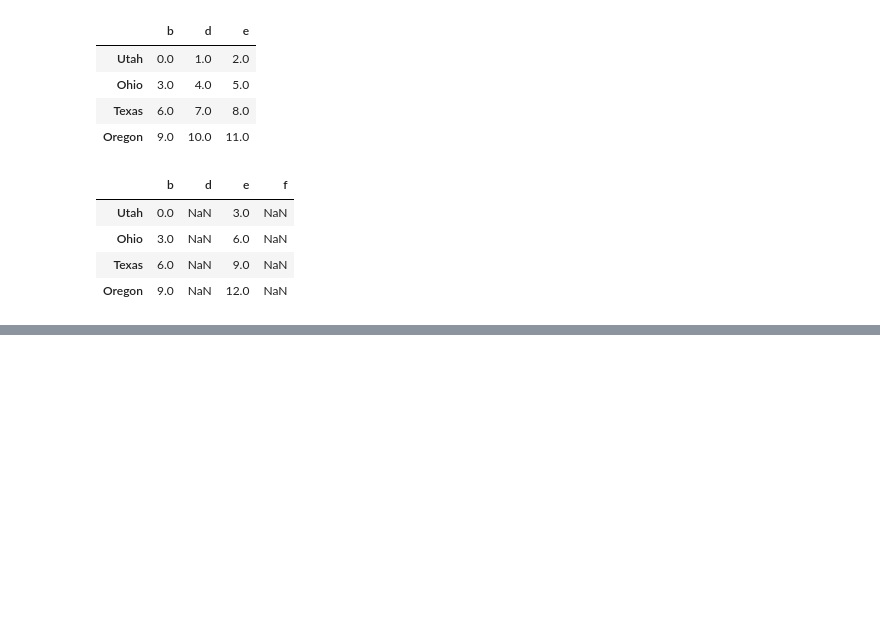
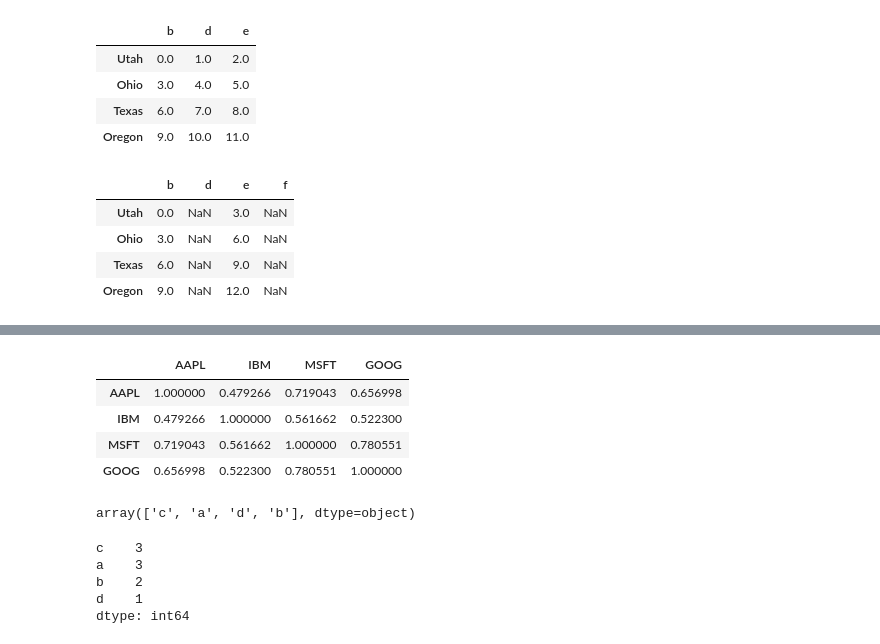
Before and after one commit to BruceBerk/Intro_to_Data_Science_Coursera, a Jupyter notebook: Course_1/Ch_05_pandas.ipynb, the cells around one changed output, grey strips where cells are left out. Cells and saved outputs as stored; diff of their text form; code cells hidden in the pictures; blank space fills up the shorter version.

```diff
--- a/Course_1/Ch_05_pandas.ipynb
+++ b/Course_1/Ch_05_pandas.ipynb
@@ -211,0 +479,8 @@ frame + series2
+# %%
+returns.corr()
+# %% [output]
+|  | AAPL | IBM | MSFT | GOOG |
+| AAPL | 1.000000 | 0.479266 | 0.719043 | 0.656998 |
+| IBM | 0.479266 | 1.000000 | 0.561662 | 0.522300 |
+| MSFT | 0.719043 | 0.561662 | 1.000000 | 0.780551 |
+| GOOG | 0.656998 | 0.522300 | 0.780551 | 1.000000 |
@@ -211,0 +492,12 @@ frame + series2
+# %%
+uniques
+# %% [output]
+array(['c', 'a', 'd', 'b'], dtype=object)
+# %%
+obj.value_counts()
+# %% [output]
+c    3
+a    3
+b    2
+d    1
+dtype: int64
```
Also changed, not shown: parts of 54 cells of this notebook, 1 other file.
